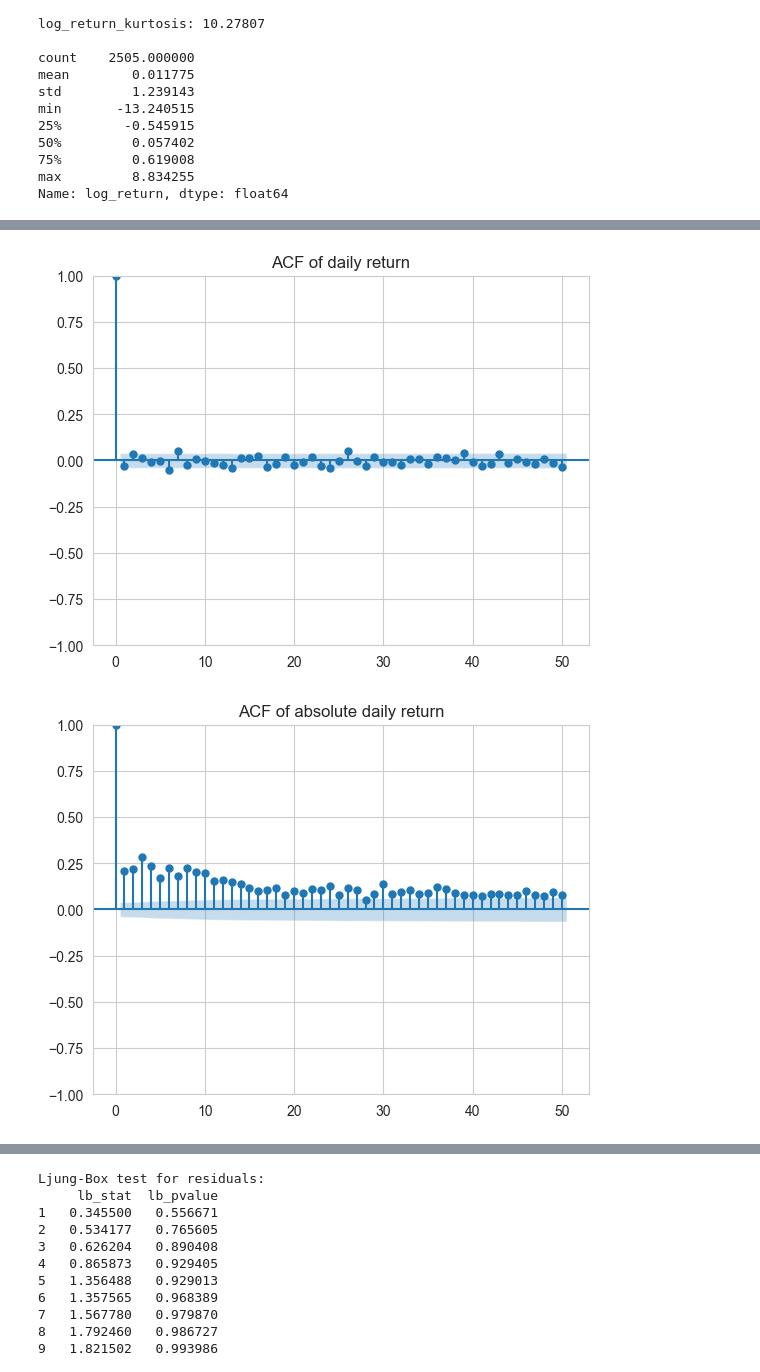
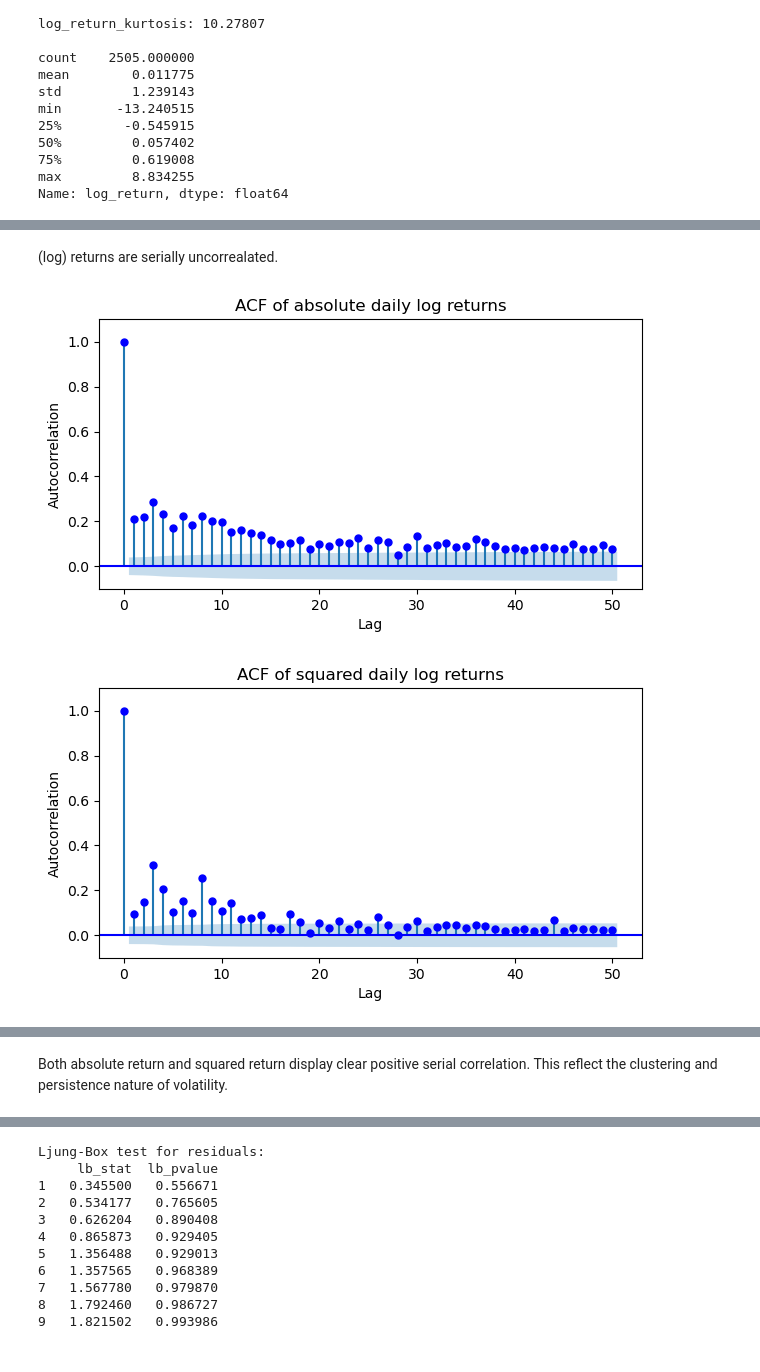
Before and after one commit to yibo-wang-25/QRM_Coursework_1, a Jupyter notebook: Part_A/code.ipynb, the cells around one changed output, grey strips where cells are left out. Drawn from its saved outputs; the diff is of its cells as text; code cells hidden in the pictures.

Commit message:
made some edits and additions to part a

```diff
--- a/Part_A/code.ipynb
+++ b/Part_A/code.ipynb
@@ -11,5 +11,5 @@ from tensorflow.python.kernel_tests.random.util import anderson_darling
 # %%
-df = pd.read_csv('data/QRM-2025-cw1-data-a.csv')
+df = pd.read_csv('../data/QRM-2025-cw1-data-a.csv')
 df_nodelay = df['Adj Close']
 df_delay = df['Adj Close'].shift(1)
 df['log_return'] = (np.log(df_nodelay) - np.log(df_delay)) * 100
@@ -74,12 +99,38 @@ plt.show()
+# %% [markdown]
+(log) returns are serially uncorrealated.
+# %%
+fig, ax = plt.subplots(figsize=(7, 3.5))
+
+sm.graphics.tsa.plot_acf(
+    np.abs(df['log_return']).dropna(),
+    lags=50,
+    ax=ax,
+    color="blue",
+)
+
+ax.set_title("ACF of absolute daily log returns")
+ax.set_xlabel("Lag")
+ax.set_ylabel("Autocorrelation")
+ax.set_ylim(-0.1, 1.1)
+
+plt.show()
+# %% [output]
+[figure, added]
 # %%
-# Part (ii):
-# Plot ACF of log return, absolute log return, and squared log return.
-sm.graphics.tsa.plot_acf(df['log_return'].dropna(), lags = 50, title = 'ACF of daily return')
+fig, ax = plt.subplots(figsize=(7, 3.5))
+
+sm.graphics.tsa.plot_acf(
+    (df['log_return'] ** 2).dropna(),
+    lags=50,
+    ax=ax,
+    color="blue",
+)
+
+ax.set_title("ACF of squared daily log returns")
+ax.set_xlabel("Lag")
+ax.set_ylabel("Autocorrelation")
+ax.set_ylim(-0.1, 1.1)
+
 plt.show()
-sm.graphics.tsa.plot_acf(np.abs(df['log_return']).dropna(), lags = 50, title = 'ACF of absolute daily return')
-plt.show()
-sm.graphics.tsa.plot_acf((df['log_return'] ** 2).dropna(), lags = 50, title = 'ACF of squared daily return')
-plt.show()
 # %% [output]
-[figure, old version]
+[figure, new version]
-[figure, removed]
@@ -86,0 +137,2 @@ plt.show()
+# %% [markdown]
+Both absolute return and squared return display clear positive serial correlation. This reflect the clustering and persistence nature of volatility.
```
Also changed, not shown: parts of 28 cells of this notebook, 1 other file.
